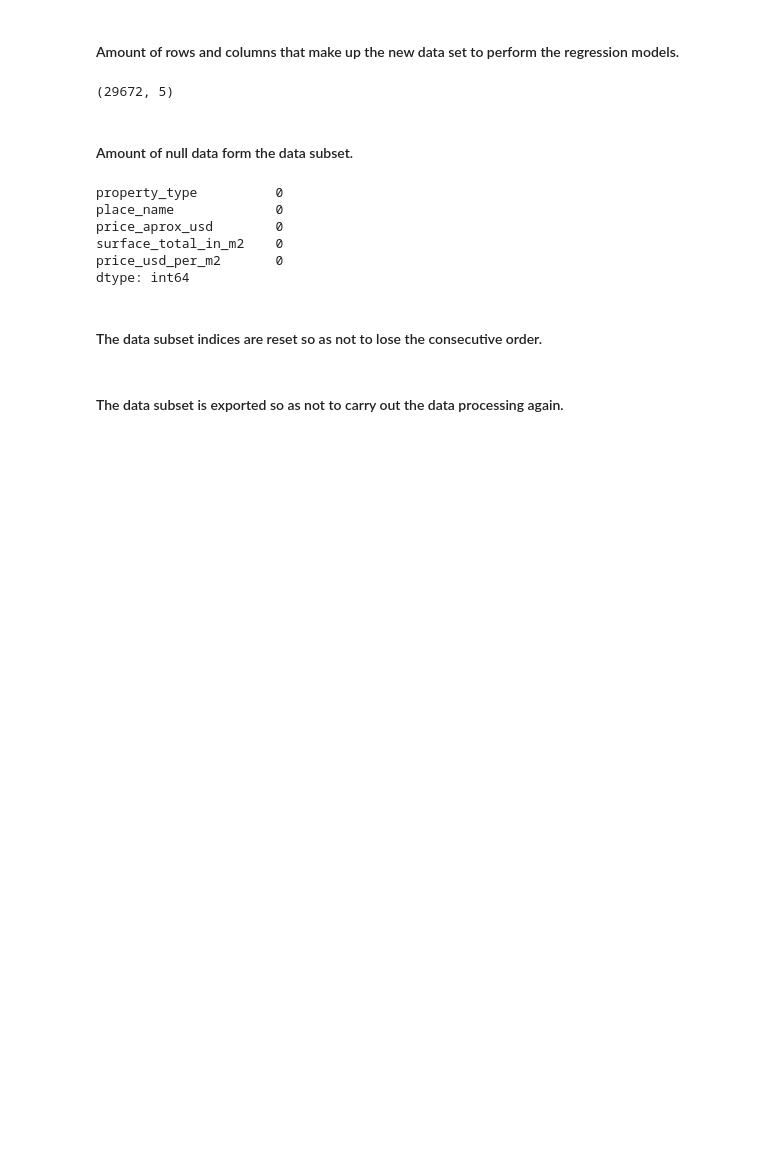
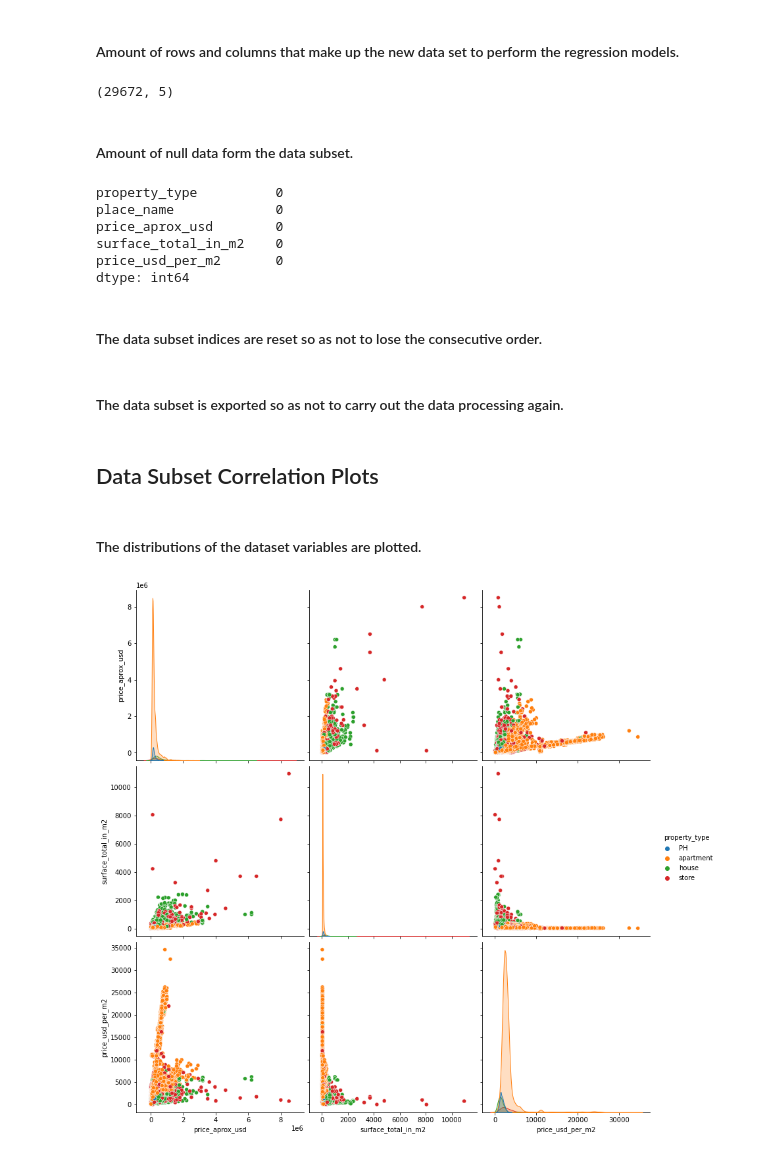
Before and after one commit to JonnathanDMT/Linear-Regression-Models, a Jupyter notebook: CodeWS2.ipynb, the cells around one changed output. Cells and saved outputs as stored; diff of their text form; code cells hidden in the pictures; blank space fills up the shorter version.

Commit message:
Data Subset Correlation Plots

```diff
--- a/CodeWS2.ipynb
+++ b/CodeWS2.ipynb
@@ -162,3 +162,12 @@ data.reset_index(inplace = True ,drop = True)
 #### The data subset is exported so as not to carry out the data processing again.
 # %%
 data.to_csv('properatti_tp2.csv')
+# %% [markdown]
+## Data Subset Correlation Plots
+# %% [markdown]
+#### The distributions of the dataset variables are plotted.
+# %%
+sns.pairplot(data, hue = 'property_type', height = 4)
+plt.show()
+# %% [output]
+[figure, added]
```
Also changed, not shown: parts of 8 cells of this notebook.
